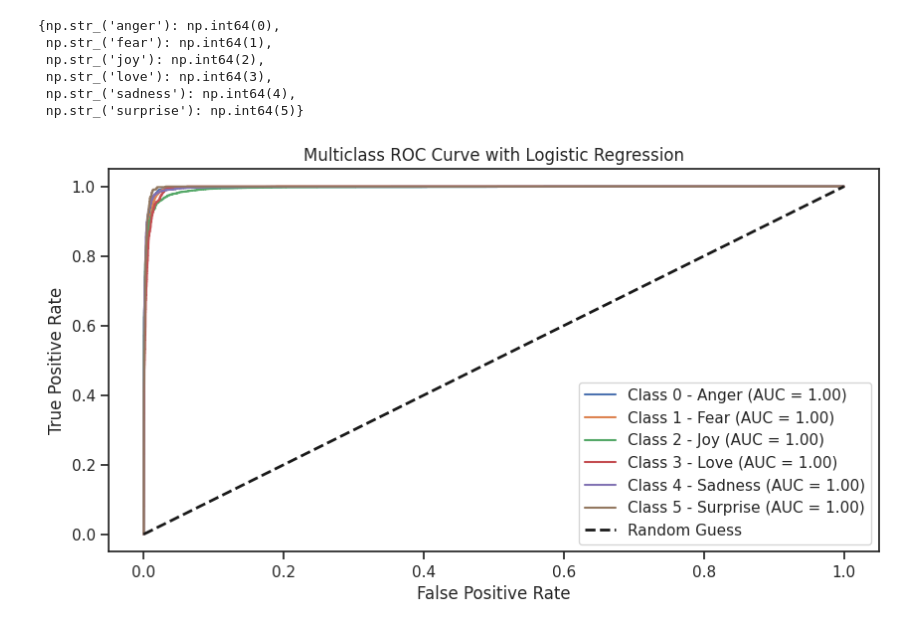
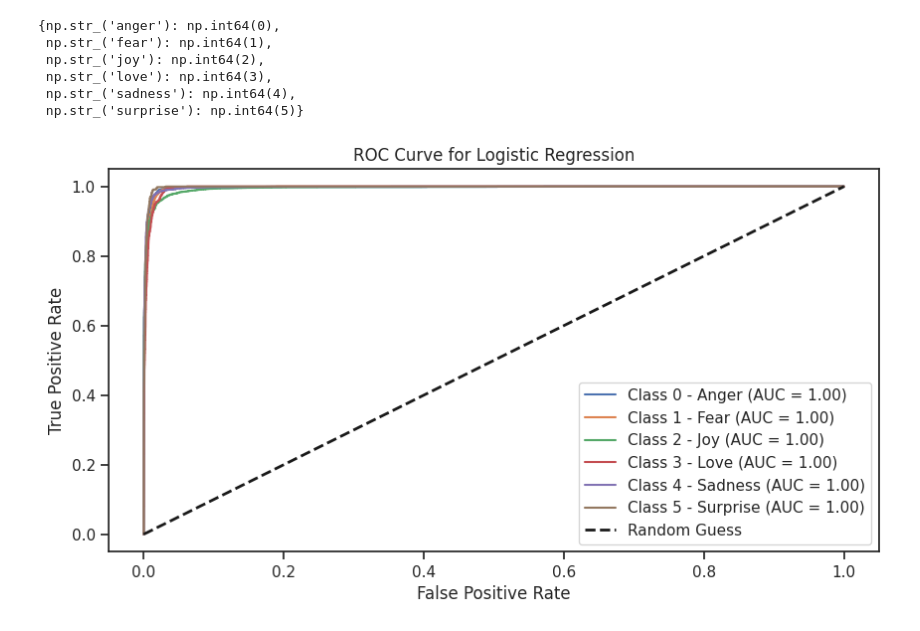
Before and after one commit to eric-castillo05/emotions-wheel-nlp, a Jupyter notebook: unilabel/TF_IDF_lreg.ipynb, the cells around one changed output. Saved outputs shown, nothing was run; the diff lists cells and outputs as text; code cells hidden in the pictures.

```diff
--- a/unilabel/TF_IDF_lreg.ipynb
+++ b/unilabel/TF_IDF_lreg.ipynb
@@ -243,30 +245,32 @@ label_map
  np.str_('sadness'): np.int64(4),
  np.str_('surprise'): np.int64(5)}
 # %%
+from sklearn.metrics import roc_curve, auc
+
 fpr = {}
 tpr = {}
 roc_auc = {}
 sns.set_theme(style = 'ticks')
 
 y_score = lreg.predict_proba(x_test)
 n_classes = len(lreg.classes_)
 
 plt.figure(figsize = (10, 5))
 
 for i in range(n_classes):
   y_true_binary = (y_test == i).astype(int)
   y_score_binary = y_score[:, i]
 
   fpr[i], tpr[i], _ = roc_curve(y_true_binary, y_score_binary)
   roc_auc[i] = auc(fpr[i], tpr[i])
   plt.plot(fpr[i], tpr[i], label = f'Class {i} - {list(label_map.keys())[i].title()} (AUC = {roc_auc[i]:.2f})')
 
 plt.plot([0, 1], [0, 1], 'k--', lw =  2, label = 'Random Guess')
 plt.xlabel('False Positive Rate')
 plt.ylabel('True Positive Rate')
-plt.title('Multiclass ROC Curve with Logistic Regression')
+plt.title('ROC Curve for Logistic Regression')
 plt.legend(loc = 'lower right')
 plt.savefig('ROC_Curve-TF-IDF.png', dpi = 400)
 plt.show()
 # %% [output]
-[figure, old version]
+[figure, new version]
```
Also changed, not shown: parts of 6 cells of this notebook.
